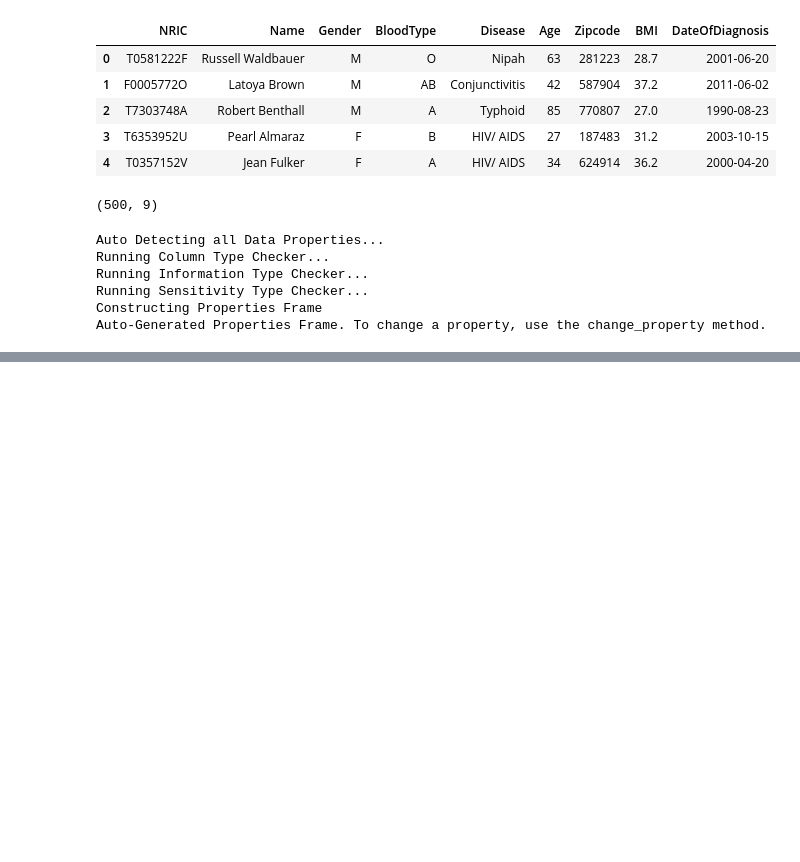
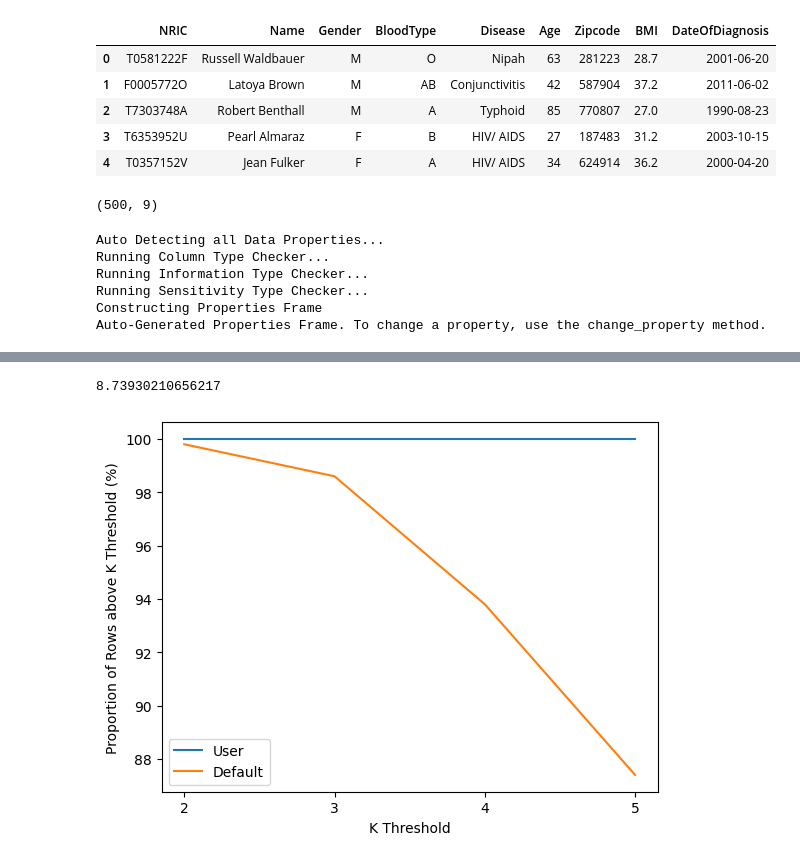
Before and after one commit to dylanlo8/SynPiper, a Jupyter notebook: anonymizer/hospital_anon.ipynb, the cells around one changed output, grey strips where cells are left out. Cells and saved outputs as stored; diff of their text form; code cells hidden in the pictures; blank space fills up the shorter version.

```diff
--- a/anonymizer/hospital_anon.ipynb
+++ b/anonymizer/hospital_anon.ipynb
@@ -115,0 +146,8 @@ anonymizer.unique_row_proportion()
+# %%
+anonymizer.avg_re_identification_prob()
+# %% [output]
+8.73930210656217
+# %%
+anonymizer.generate_k_threshold_plot()
+# %% [output]
+[figure, added]
```
Also changed, not shown: parts of 8 cells of this notebook, 10 other files.
